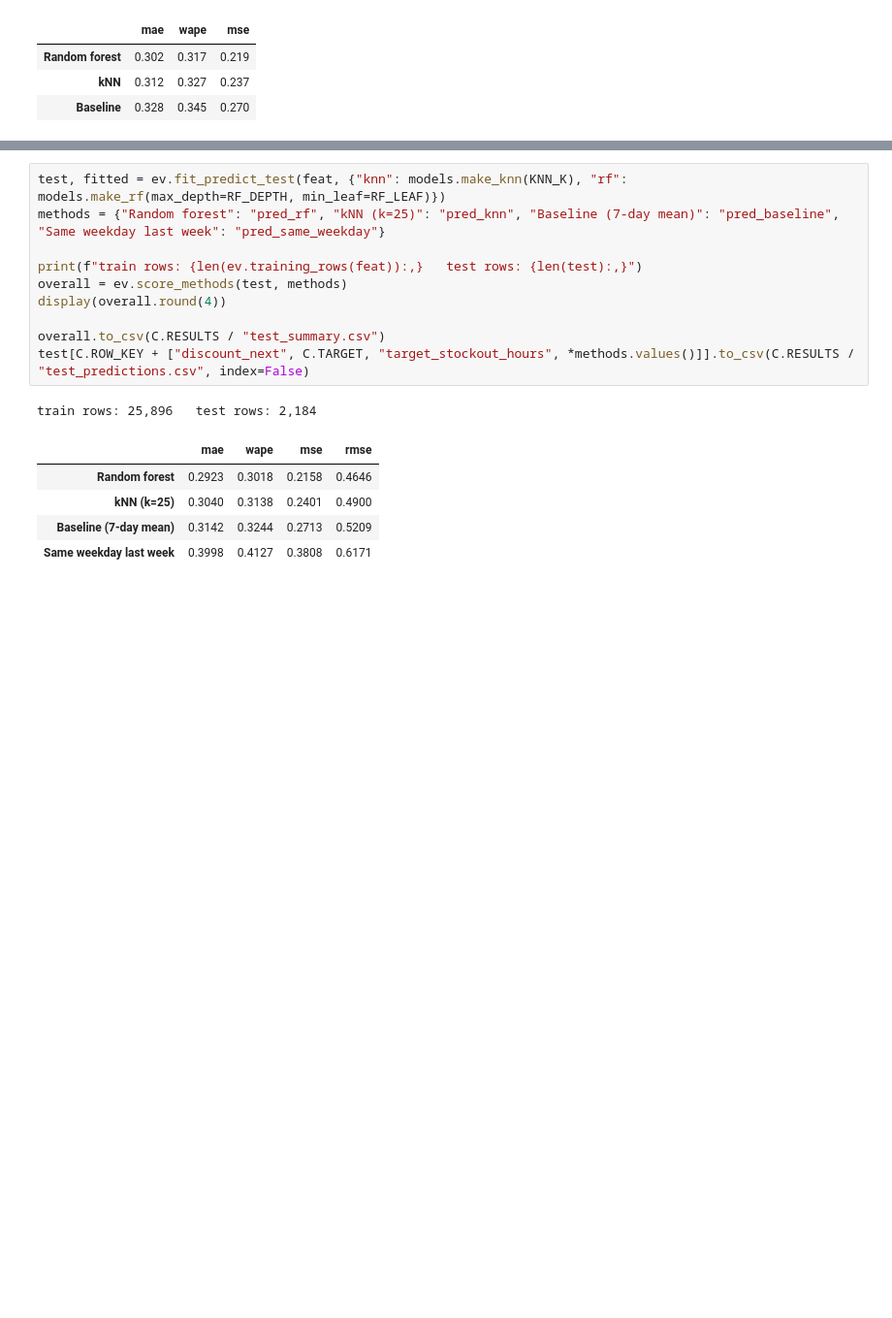
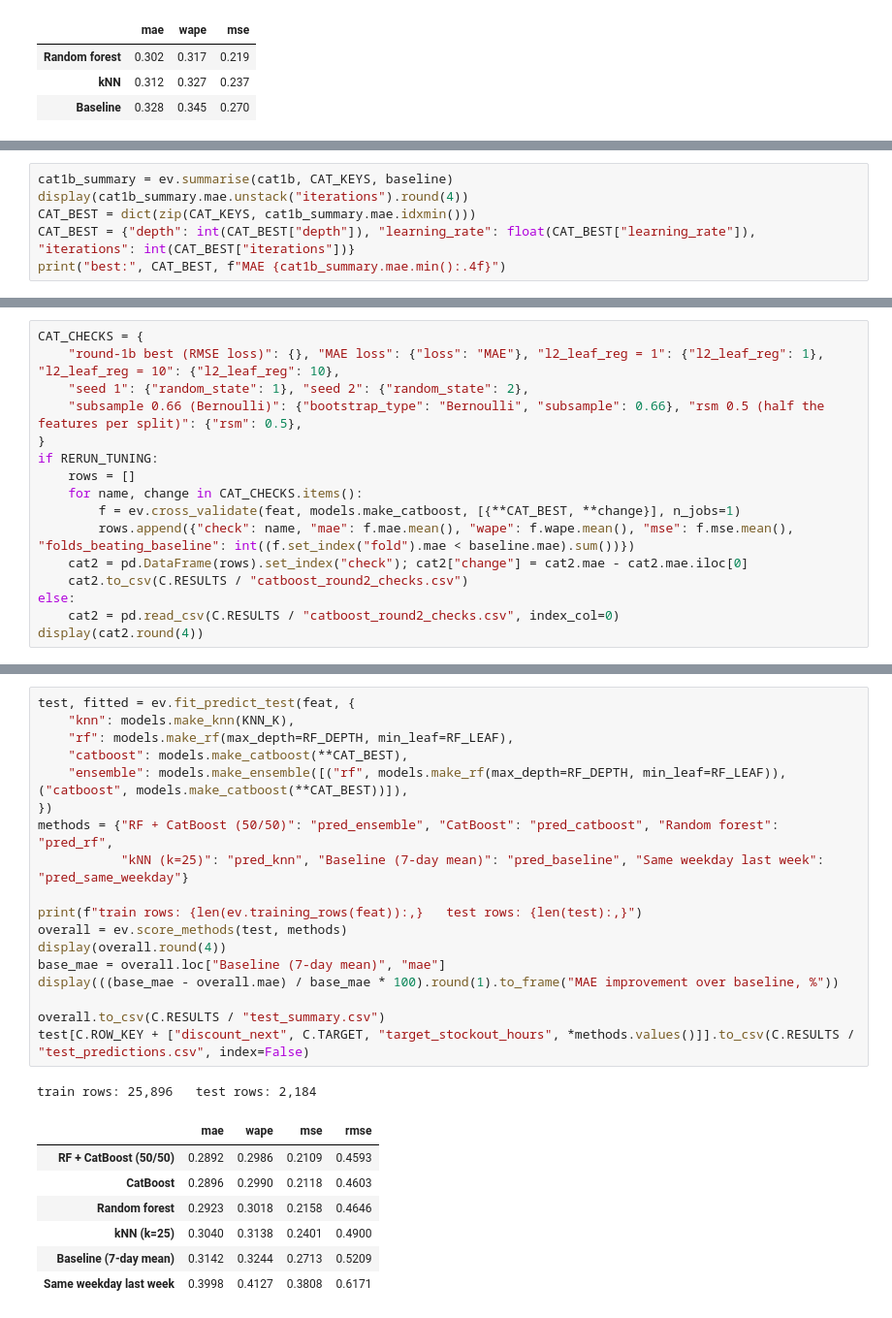
Before and after one commit to Lisayinyy/MAIB_7002, a Jupyter notebook: discount_sales_prediction.ipynb, the cells around one changed output, grey strips where cells are left out. Shown at 97% size. Saved outputs shown, nothing was run; the diff lists cells and outputs as text; blank space fills up the shorter version.

```diff
--- a/discount_sales_prediction.ipynb
+++ b/discount_sales_prediction.ipynb
@@ -483,0 +488,6 @@ Ensemble tuning not run yet. Set TUNE_ENSEMBLE = True after locking CatBoost.
+# %%
+cat1b_summary = ev.summarise(cat1b, CAT_KEYS, baseline)
+display(cat1b_summary.mae.unstack("iterations").round(4))
+CAT_BEST = dict(zip(CAT_KEYS, cat1b_summary.mae.idxmin()))
+CAT_BEST = {"depth": int(CAT_BEST["depth"]), "learning_rate": float(CAT_BEST["learning_rate"]), "iterations": int(CAT_BEST["iterations"])}
+print("best:", CAT_BEST, f"MAE {cat1b_summary.mae.min():.4f}")
@@ -483,0 +511,16 @@ Ensemble tuning not run yet. Set TUNE_ENSEMBLE = True after locking CatBoost.
+# %%
+CAT_CHECKS = {
+    "round-1b best (RMSE loss)": {}, "MAE loss": {"loss": "MAE"}, "l2_leaf_reg = 1": {"l2_leaf_reg": 1}, "l2_leaf_reg = 10": {"l2_leaf_reg": 10},
+    "seed 1": {"random_state": 1}, "seed 2": {"random_state": 2},
+    "subsample 0.66 (Bernoulli)": {"bootstrap_type": "Bernoulli", "subsample": 0.66}, "rsm 0.5 (half the features per split)": {"rsm": 0.5},
+}
+if RERUN_TUNING:
+    rows = []
+    for name, change in CAT_CHECKS.items():
+        f = ev.cross_validate(feat, models.make_catboost, [{**CAT_BEST, **change}], n_jobs=1)
+        rows.append({"check": name, "mae": f.mae.mean(), "wape": f.wape.mean(), "mse": f.mse.mean(), "folds_beating_baseline": int((f.set_index("fold").mae < baseline.mae).sum())})
+    cat2 = pd.DataFrame(rows).set_index("check"); cat2["change"] = cat2.mae - cat2.mae.iloc[0]
+    cat2.to_csv(C.RESULTS / "catboost_round2_checks.csv")
+else:
+    cat2 = pd.read_csv(C.RESULTS / "catboost_round2_checks.csv", index_col=0)
+display(cat2.round(4))
@@ -515,16 +665,26 @@ Each locked model is fitted once on all training rows (April 4 – June 25) and
 # %%
-test, fitted = ev.fit_predict_test(feat, {"knn": models.make_knn(KNN_K), "rf": models.make_rf(max_depth=RF_DEPTH, min_leaf=RF_LEAF)})
-methods = {"Random forest": "pred_rf", "kNN (k=25)": "pred_knn", "Baseline (7-day mean)": "pred_baseline", "Same weekday last week": "pred_same_weekday"}
+test, fitted = ev.fit_predict_test(feat, {
+    "knn": models.make_knn(KNN_K),
+    "rf": models.make_rf(max_depth=RF_DEPTH, min_leaf=RF_LEAF),
+    "catboost": models.make_catboost(**CAT_BEST),
+    "ensemble": models.make_ensemble([("rf", models.make_rf(max_depth=RF_DEPTH, min_leaf=RF_LEAF)), ("catboost", models.make_catboost(**CAT_BEST))]),
+})
+methods = {"RF + CatBoost (50/50)": "pred_ensemble", "CatBoost": "pred_catboost", "Random forest": "pred_rf",
+           "kNN (k=25)": "pred_knn", "Baseline (7-day mean)": "pred_baseline", "Same weekday last week": "pred_same_weekday"}
 
 print(f"train rows: {len(ev.training_rows(feat)):,}   test rows: {len(test):,}")
 overall = ev.score_methods(test, methods)
 display(overall.round(4))
+base_mae = overall.loc["Baseline (7-day mean)", "mae"]
+display(((base_mae - overall.mae) / base_mae * 100).round(1).to_frame("MAE improvement over baseline, %"))
 
 overall.to_csv(C.RESULTS / "test_summary.csv")
 test[C.ROW_KEY + ["discount_next", C.TARGET, "target_stockout_hours", *methods.values()]].to_csv(C.RESULTS / "test_predictions.csv", index=False)
 # %% [output]
 train rows: 25,896   test rows: 2,184
 |  | mae | wape | mse | rmse |
+| RF + CatBoost (50/50) | 0.2892 | 0.2986 | 0.2109 | 0.4593 |
+| CatBoost | 0.2896 | 0.2990 | 0.2118 | 0.4603 |
 | Random forest | 0.2923 | 0.3018 | 0.2158 | 0.4646 |
 | kNN (k=25) | 0.3040 | 0.3138 | 0.2401 | 0.4900 |
 | Baseline (7-day mean) | 0.3142 | 0.3244 | 0.2713 | 0.5209 |
```
Also changed, not shown: parts of 38 cells of this notebook, 19 other files.
